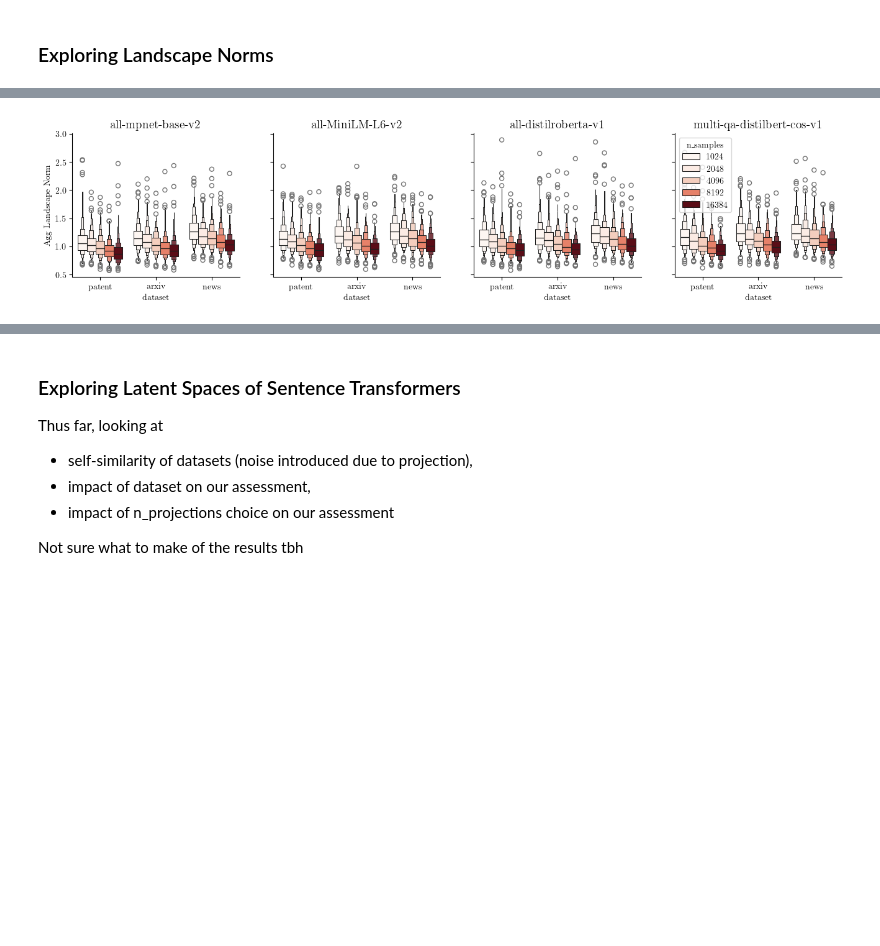
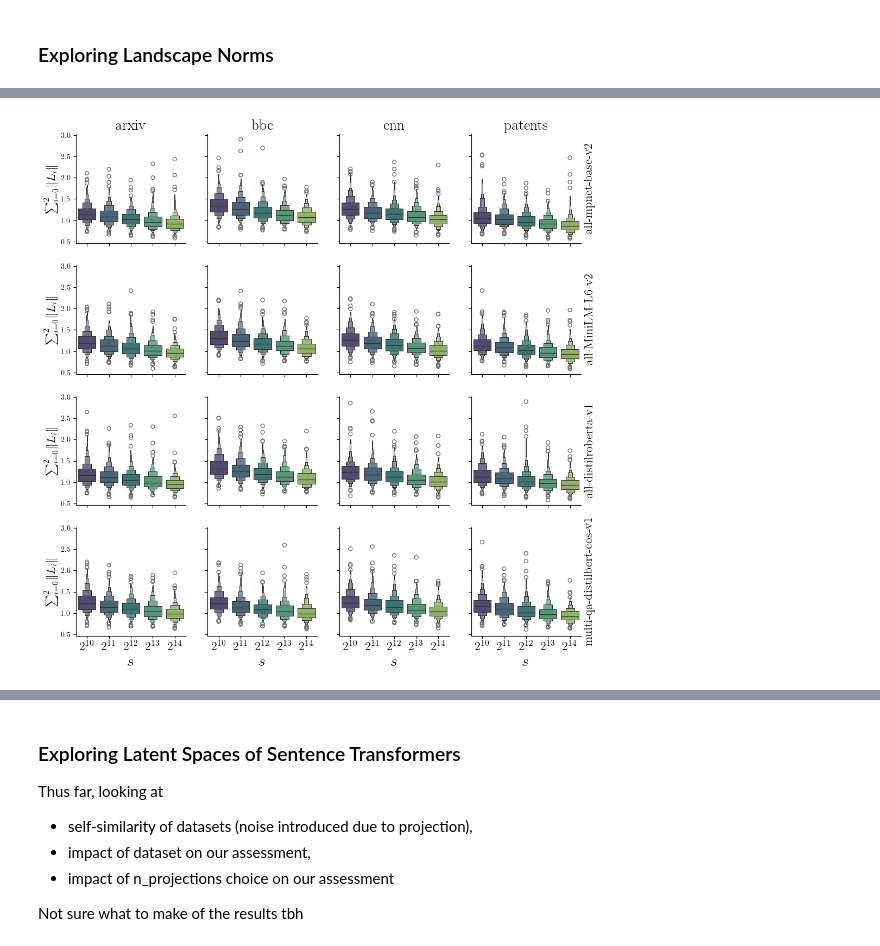
Before and after one commit to aidos-lab/Presto, a Jupyter notebook: notebooks/presto_test.ipynb, the cells around one changed output, grey strips where cells are left out. Drawn from its saved outputs; the diff is of its cells as text; code cells hidden in the pictures; blank space fills up the shorter version.

```diff
--- a/notebooks/presto_test.ipynb
+++ b/notebooks/presto_test.ipynb
@@ -90,6 +110,9 @@ df_fine.head(2)
 df_fine.to_csv("finegrained_score_data.csv.gz")
 # %% [markdown]
 ### Same model, same dataset – looking at effect of sample size and number of projections
+# %%
+sorted_models = ['all-mpnet-base-v2','all-MiniLM-L6-v2', 'all-distilroberta-v1','multi-qa-distilbert-cos-v1']
+sorted_datasets = ['arxiv', 'bbc', 'cnn', 'patents']
 # %%
 samples_m2 = 16384
 projections_m2 = 512
@@ -200,26 +206,26 @@ from embeddings import clean_dataset_name
 # %%
 method = "ward"
 metric = "euclidean"
-for idx,dataset in enumerate(datasets):
+for idx,dataset in enumerate(sorted_datasets):
     melted_small = df_fine.query("m1_n_samples == m2_n_samples == @samples_m2 and m1_n_projections == m2_n_projections == @projections_m2 "
                   + "and m1_dataset == m2_dataset == @dataset"
                  ).pivot(index="m1_model", columns="m2_model", values="aggregate_presto").sort_index().fillna(0)
     melted_small += melted_small.T
     linkage = hc.linkage(sp.distance.squareform(melted_small), method=method, metric=metric)
     sns.clustermap(melted_small, row_linkage=linkage, col_linkage=linkage, cmap="viridis")
-    plt.savefig(f"effects_model-only_dataset-{clean_dataset_name(dataset)}_clustermap_method-{method}_metric-{metric}.pdf", bbox_inches="tight", transparent=True)
+    plt.savefig(f"{paper_figure_path}/effects_model-only_dataset-{dataset}_clustermap_method-{method}_metric-{metric}.pdf", bbox_inches="tight", transparent=True)
     plt.close()
 # %%
 method = "ward"
 metric = "euclidean"
-for idx,model in enumerate(models):
+for idx,model in enumerate(sorted_models):
     melted_small = df_fine.query("m1_n_samples == m2_n_samples == @samples_m2 and m1_n_projections == m2_n_projections == @projections_m2 "
                   + "and m1_model == m2_model == @model"
                  ).pivot(index="m1_dataset", columns="m2_dataset", values="aggregate_presto").sort_index().fillna(0)
     melted_small += melted_small.T
     linkage = hc.linkage(sp.distance.squareform(melted_small), method=method, metric=metric)
     sns.clustermap(melted_small, row_linkage=linkage, col_linkage=linkage, cmap="viridis")
-    plt.savefig(f"effects_data-only_model-{model}_clustermap_method-{method}_metric-{metric}.pdf", bbox_inches="tight", transparent=True)
+    plt.savefig(f"{paper_figure_path}/effects_data-only_model-{model}_clustermap_method-{method}_metric-{metric}.pdf", bbox_inches="tight", transparent=True)
     plt.close()
 # %% [markdown]
 ### Model comparisons with varying number of projections (bands are different sample sizes)
@@ -267,16 +271,6 @@ for idx, dataset in enumerate(datasets):
             landscapes = results[dataset][model][n_samples]["landscapes"]
             landscape_norms_agg = [sum(np.linalg.norm(x) for x in [landscapes[0][idx], landscapes[1][idx], landscapes[2][idx]]) for idx in range(len(landscapes[0]))]
             all_norms[dataset,model,n_samples] = landscape_norms_agg[:]
-# %%
-def get_short_name(dataset):
-    if "patent" in dataset:
-        return "patent"
-    elif "arxiv" in dataset:
-        return "arxiv"
-    elif "cnn" in dataset:
-        return "news"
-    else:
-        raise NotImplementedError(dataset)
 # %%
 all_norms_df = pd.DataFrame(all_norms)
 all_norms_df = pd.DataFrame(all_norms_df.unstack()).reset_index(
@@ -294,12 +307,20 @@ all_norms_df.head()
 # %%
-fig, ax = plt.subplots(1,4, figsize=(16,3), sharey=True, sharex=True)
-for idx,model in enumerate(models):
-    sns.boxenplot(data=all_norms_df.query("model == @model"), x="dataset", y="score", hue="n_samples", ax=ax[idx], palette="Reds",
-                  legend=False if idx != 3 else True)
-    ax[idx].set_title(model, fontsize=label_fontsize)
-ax[0].set_ylabel("Agg Landscape Norm")
+fig, ax = plt.subplots(len(datasets),len(models), figsize=(len(models) * 3, len(datasets) * 3), sharey=True, sharex=True)
+for idx, model in enumerate(sorted_models):
+    for idx2,dataset in enumerate(sorted_datasets):
+        sns.boxenplot(data=all_norms_df.query("model == @model and dataset == @dataset"), x="n_samples", y="score", ax=ax[idx][idx2], palette="viridis",
+                      saturation=0.5,
+                      legend=False if idx != 3 else True)
+        ax[0][idx2].set_title(dataset, fontsize=title_fontsize)
+    twinx = ax[idx][-1].twinx()
+    twinx.set_yticks([])
+    twinx.set_ylabel(model, fontsize=label_fontsize)
+for axx in ax.ravel():
+    axx.set_ylabel(r"$\sum_{i=0}^2\lVert L_i \rVert$", fontsize=label_fontsize)
+    axx.set_xticklabels([r"$2^{"+str(x)+"}$" for x in range(10,15)],fontsize=label_fontsize)
+    axx.set_xlabel("$s$", fontsize=title_fontsize)
 sns.despine(fig)
-plt.savefig(f"boxen_landscape-norms.pdf", bbox_inches="tight", transparent=True)
+plt.savefig(f"{paper_figure_path}/boxen_landscape-norms.pdf", bbox_inches="tight", transparent=True)
 # %% [output]
-[figure, old version]
+[figure, new version]
 # %%
```
Also changed, not shown: parts of 26 cells of this notebook, 12 other files.
